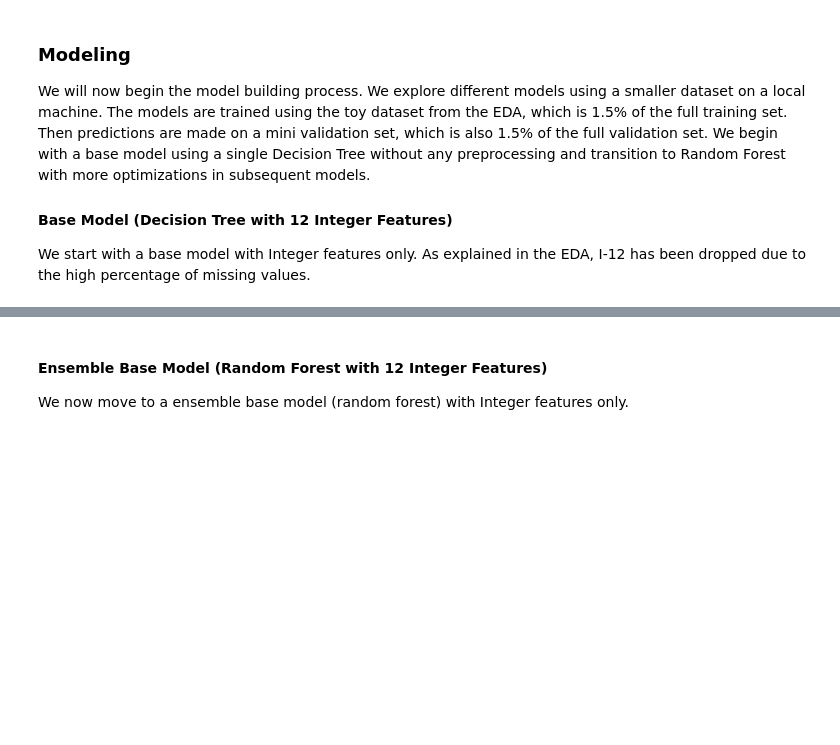
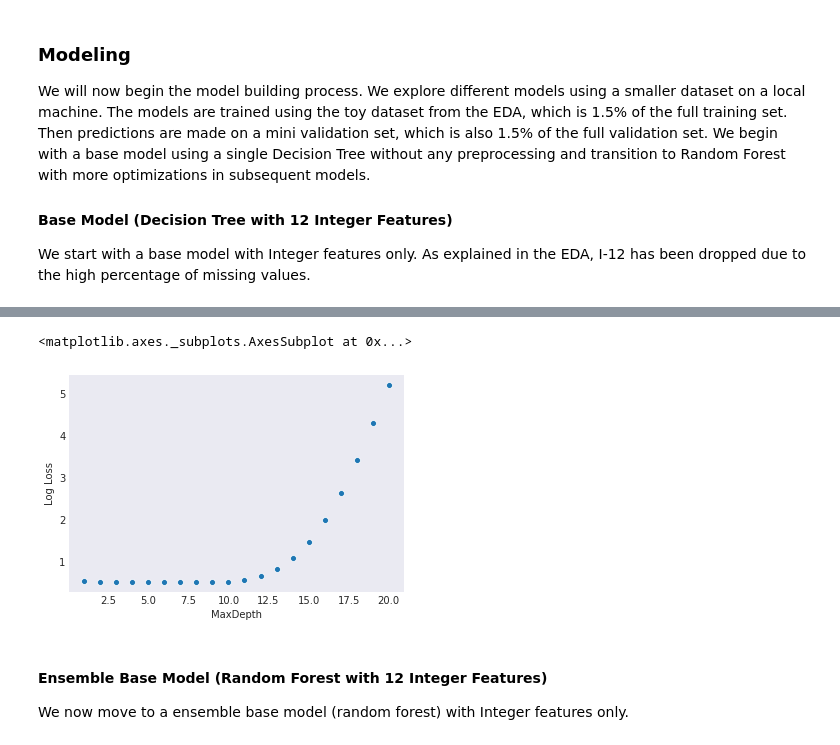
Before and after one commit to sangurocactus/CriteoLab_CTR, a Jupyter notebook: DRAFT_TeamKSA_JY_NAGA_DEC-1.ipynb, the cells around one changed output, grey strips where cells are left out. Saved outputs shown, nothing was run; the diff lists cells and outputs as text; code cells hidden in the pictures; blank space fills up the shorter version.

```diff
--- a/DRAFT_TeamKSA_JY_NAGA_DEC-1.ipynb
+++ b/DRAFT_TeamKSA_JY_NAGA_DEC-1.ipynb
@@ -670,6 +632,28 @@ def vector_transform(DF, ignore_list):
     output = assembler.transform(DF)
     #print(output.select("Label", "features").show(truncate=False))
     return output
+# %%
+# Compute log loss on the given Spark Dataframe.
+def logLoss(predDF):
+    # Define a function clamp to restrict the values of probability to be greater than 0 and less than one
+    def clamp(n):
+        epsilon = .000000000000001
+        minn = 0 + epsilon
+        maxn = 1 - epsilon
+        return max(min(maxn, n), minn)
+
+    # Define a UDF to extract the first element of the probability array returned which is probability of one
+    firstelement=udf(lambda v:clamp(float(v[1])))   #,FloatType() after [] was inserted and removed for epsilon
+
+    # Create a new dataframe that contains a probability of one column (true)
+    predict_df = predDF.withColumn('prob_one', firstelement(predDF.probability))
+
+    # Compute the log loss for the spark dataframe for each row
+    row_logloss = (predict_df.withColumn(
+        'logloss', -f.col('Label')*f.log(f.col('prob_one')) - (1.-f.col('Label'))*f.log(1.-f.col('prob_one'))))
+
+    logloss = row_logloss.agg(f.mean('logloss').alias('ll')).collect()[0]['ll']
+    return logloss
 # %%
 # Base model with Decision Tree using 12 Integer Features
 
@@ -736,0 +725,16 @@ Wall time:  13.09604549407959
+# %%
+# Explore the best MaxDepth by modeling with MaxDepth 1 to 20.
+DT_results = []
+for i in range(1,21):
+    time0 = time.time()
+    dt = DecisionTreeClassifier(featuresCol = 'features', labelCol = 'Label', maxDepth = i)
+    dtModel = dt.fit(toyDF_trans)
+    predictions = dtModel.transform(miniValDF_trans)
+    log_loss = logLoss(predictions)
+    evaluator = BinaryClassificationEvaluator(labelCol='Label')
+    auroc = evaluator.evaluate(predictions, {evaluator.metricName: "areaUnderROC"})
+    auprc = evaluator.evaluate(predictions, {evaluator.metricName: "areaUnderPR"})
+    wall_time = time.time()-time0
+    DT_results.append([i, log_loss, auroc, auprc, wall_time])
+DT_base_PD = pd.DataFrame(DT_results, columns=['MaxDepth', 'Log Loss', 'Area Under ROC', 'Area Under PR', 'Wall Time'])
+DT_base_PD.to_pickle('DT_base_PD.pkl')
@@ -737,3 +763,9 @@ Wall time:  13.09604549407959
+# %%
+#sns.lmplot(x = 'MaxDepth', y = 'Log Loss', data=DT_base_PD, units='MaxDepth')
+sns.scatterplot(x="MaxDepth", y="Log Loss", data=DT_base_PD)
+# %% [output]
+<matplotlib.axes._subplots.AxesSubplot at 0x...>
+[figure, added]
 # %% [markdown]
 #### Ensemble Base Model (Random Forest with 12 Integer Features)
 We now move to a ensemble base model (random forest) with Integer features only.
```
Also changed, not shown: parts of 36 cells of this notebook, 6 other files.
